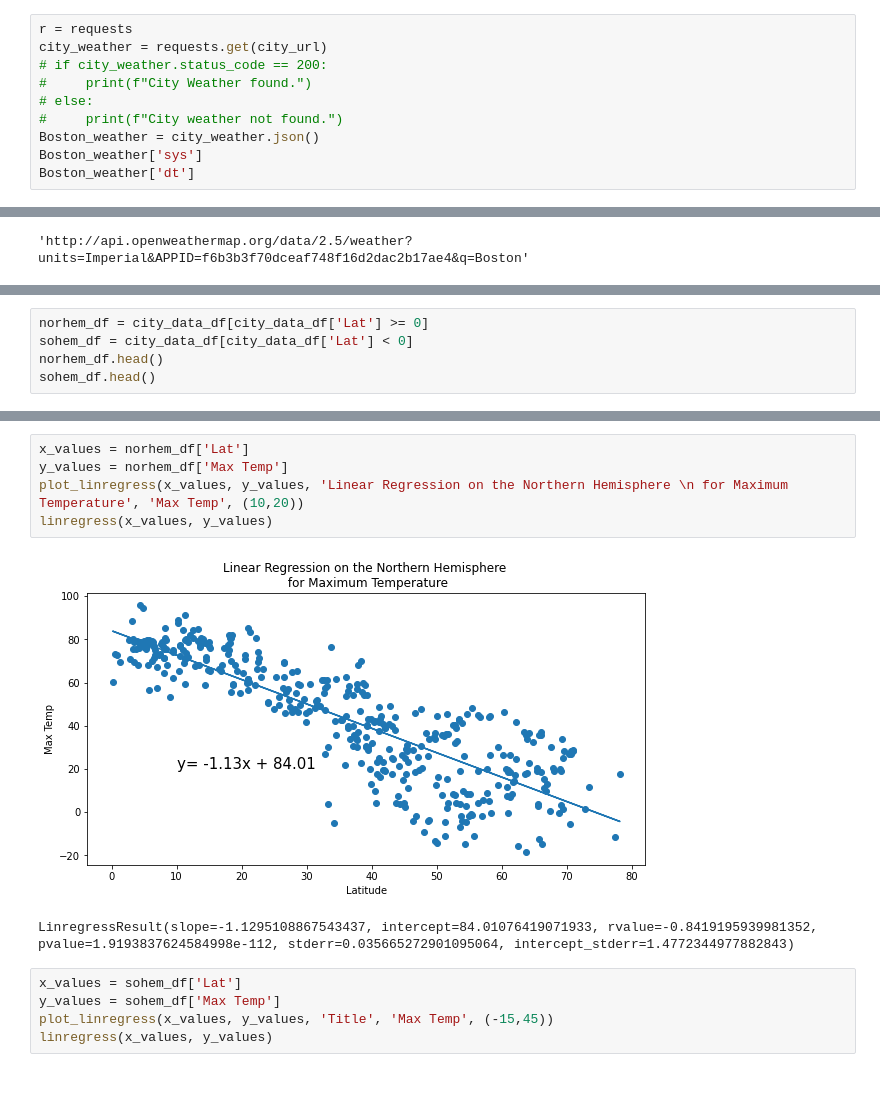
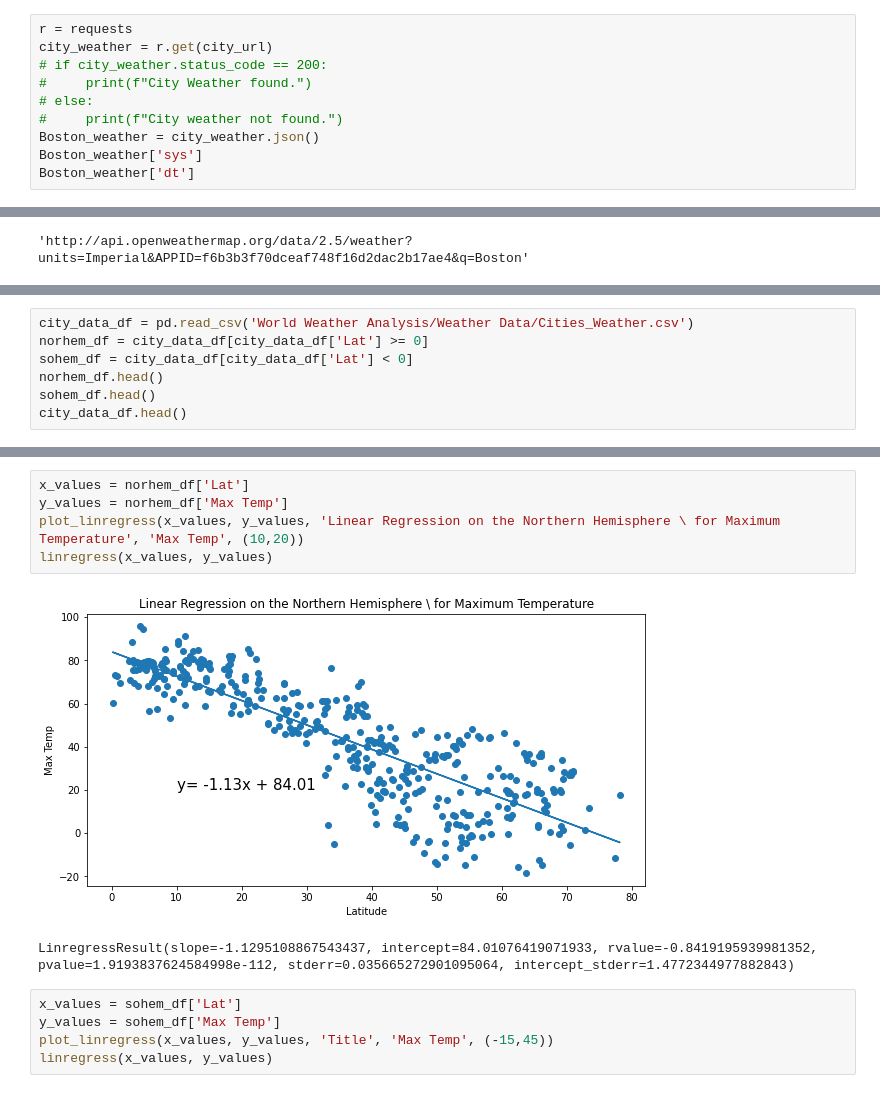
Before and after one commit to coocoojames/World_Weather_Analysis, a Jupyter notebook: WeatherPy.ipynb, the cells around one changed output, grey strips where cells are left out. Drawn from its saved outputs; the diff is of its cells as text.

```diff
--- a/WeatherPy.ipynb
+++ b/WeatherPy.ipynb
@@ -31,7 +29,7 @@ http://api.openweathermap.org/data/2.5/weather?units=Imperial&APPID=f6b3b3f70dce
 http://api.openweathermap.org/data/2.5/weather?units=Imperial&APPID=f6b3b3f70dceaf748f16d2dac2b17ae4&q=Boston
 # %%
 r = requests
-city_weather = requests.get(city_url)
+city_weather = r.get(city_url)
 # if city_weather.status_code == 200:
 #     print(f"City Weather found.")
 # else:
@@ -333,6 +269,8 @@ plot_linregress(lats, temps, 'Blah', 'Temperature', (10,40))
 # %%
+city_data_df = pd.read_csv('World Weather Analysis/Weather Data/Cities_Weather.csv')
 norhem_df = city_data_df[city_data_df['Lat'] >= 0]
 sohem_df = city_data_df[city_data_df['Lat'] < 0]
 norhem_df.head()
 sohem_df.head()
+city_data_df.head()
 # %% [output]
@@ -351,10 +295,10 @@ sohem_df.head()
 # %%
 x_values = norhem_df['Lat']
 y_values = norhem_df['Max Temp']
-plot_linregress(x_values, y_values, 'Linear Regression on the Northern Hemisphere \n for Maximum Temperature', 'Max Temp', (10,20))
+plot_linregress(x_values, y_values, 'Linear Regression on the Northern Hemisphere \ for Maximum Temperature', 'Max Temp', (10,20))
 linregress(x_values, y_values)
 # %% [output]
-[figure, old version]
+[figure, new version]
 LinregressResult(slope=-1.1295108867543437, intercept=84.01076419071933, rvalue=-0.8419195939981352, pvalue=1.9193837624584998e-112, stderr=0.035665272901095064, intercept_stderr=1.4772344977882843)
 # %%
 x_values = sohem_df['Lat']
```
Also changed, not shown: parts of 26 cells of this notebook, 10 other files.
